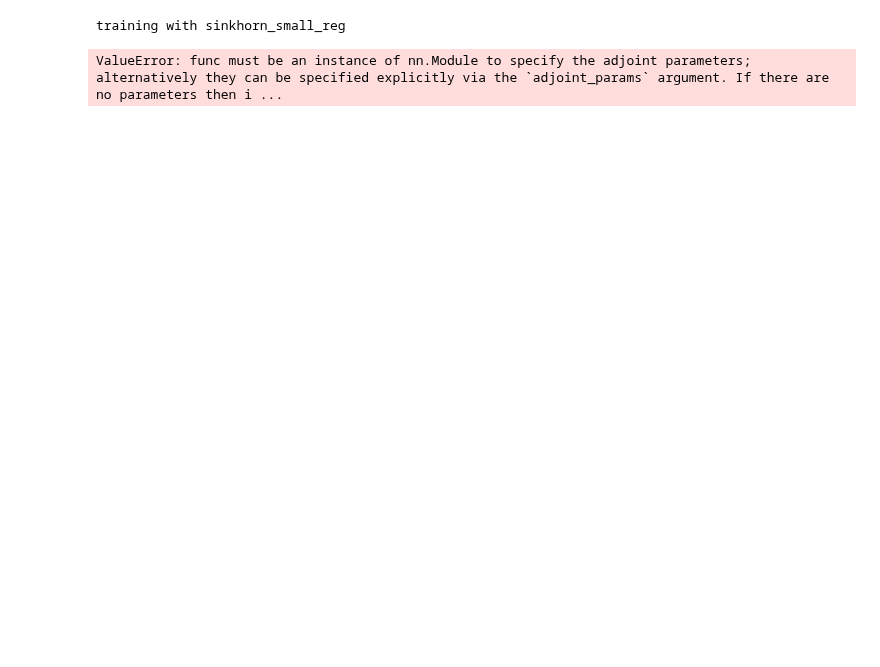
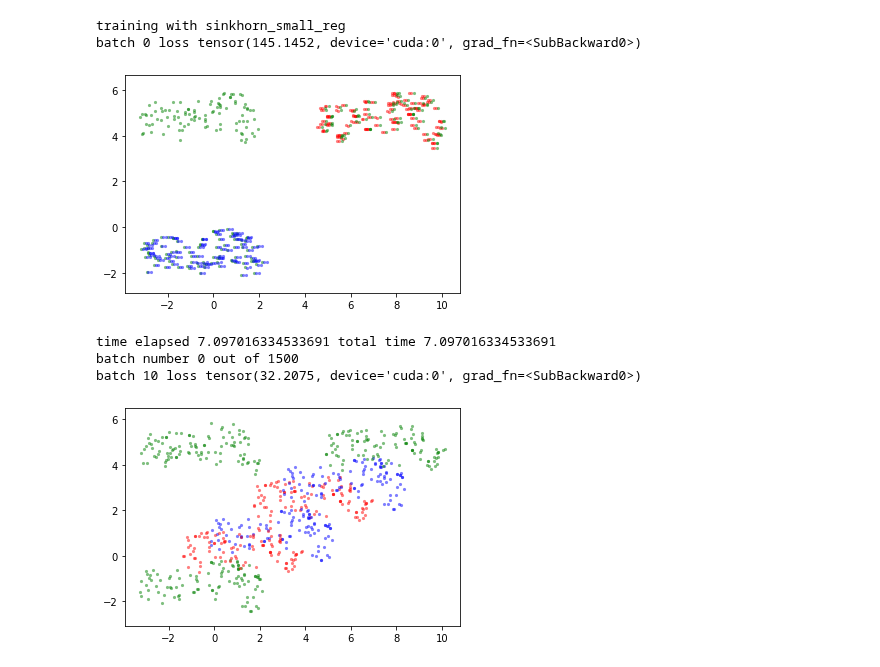
Before and after one commit to pzpzpzp1/wassflow, a Jupyter notebook: cnf-sinkhorn-demo.ipynb, the cells around one changed output. Drawn from its saved outputs; the diff is of its cells as text; code cells hidden in the pictures; blank space fills up the shorter version.

Commit message:
up the dimensions to match Dima's
1024 frequencies, four layers of 256

```diff
--- a/cnf-sinkhorn-demo.ipynb
+++ b/cnf-sinkhorn-demo.ipynb
@@ -20,14 +20,15 @@ device = torch.device('cuda' if torch.cuda.is_available() else 'cpu')
 # %%
 # fourier features mapping
 class InputMapping(nn.Module):
-    def __init__(self, d_in, n_freq, sigma=15):
+    def __init__(self, d_in, n_freq, sigma=10):
         super().__init__()
         self.B = nn.Parameter(torch.randn(n_freq, d_in) * sigma, requires_grad=False).to(device)
         self.d_in = d_in;
         self.n_freq = n_freq;
         self.d_out = n_freq * 2 + d_in - 1;
     def forward(self, xi):
-        x = (xi/(2*np.pi)) @ self.B.T
+        # x = (xi/(2*np.pi)) @ self.B.T
+        x = (2*np.pi*xi) @ self.B.T
         # pdb.set_trace()
         return torch.cat([torch.sin(x), torch.cos(x), xi[:,[1, 2]]], dim=-1)
 # %%
@@ -38,10 +39,10 @@ class ODEfunc(nn.Module):
     torchdiffeq requires this to be a torch.nn.Module.
     """
 
-    def __init__(self, hidden_dims=(64,64)):
+    def __init__(self, hidden_dims=(256,256,256,256)):
         super(ODEfunc, self).__init__()
         # Define network layers.
-        n_freq = 0; # frequencies to sample spacetime in.
+        n_freq = 1024; # frequencies to sample spacetime in.
         Z_DIM = 2; # dimension of vector field.
         imap = InputMapping(3, n_freq);
         dim_list = [imap.d_out] + list(hidden_dims) + [Z_DIM]
@@ -225,7 +226,8 @@ def import_img(file):
     gimg = np.dot(img[...,:3], rgb_weights)
     return gimg
 # %%
-colors = ['red','orange','magenta','cyan']
+# colors = ['red','orange','magenta','cyan']
+colors = ['green','green','green','green']
 
 
 import os
@@ -433,8 +437,13 @@ plt.show()
 # %%
 dat_tuple = (dat1,dat2,dat3)
 z_target = torch.stack(dat_tuple).to(device)
 for my_loss in ['sinkhorn_small_reg']:
-    model = learn_trajectory(z_target, my_loss=my_loss,n_iters=300,n_subsample=100)
+    model = learn_trajectory(z_target, my_loss=my_loss,n_iters=1500,n_subsample=100)
 # %% [output]
 training with sinkhorn_small_reg
+batch 0 loss tensor(145.1452, device='cuda:0', grad_fn=<SubBackward0>)
+[figure, added]
-ValueError: func must be an instance of nn.Module to specify the adjoint parameters; alternatively they can be specified explicitly via the `adjoint_params` argument. If there are no parameters then i ...
+time elapsed 7.097016334533691 total time 7.097016334533691
+batch number 0 out of 1500
+batch 10 loss tensor(32.2075, device='cuda:0', grad_fn=<SubBackward0>)
+[figure, added]
```
Also changed, not shown: parts of 4 cells of this notebook.
